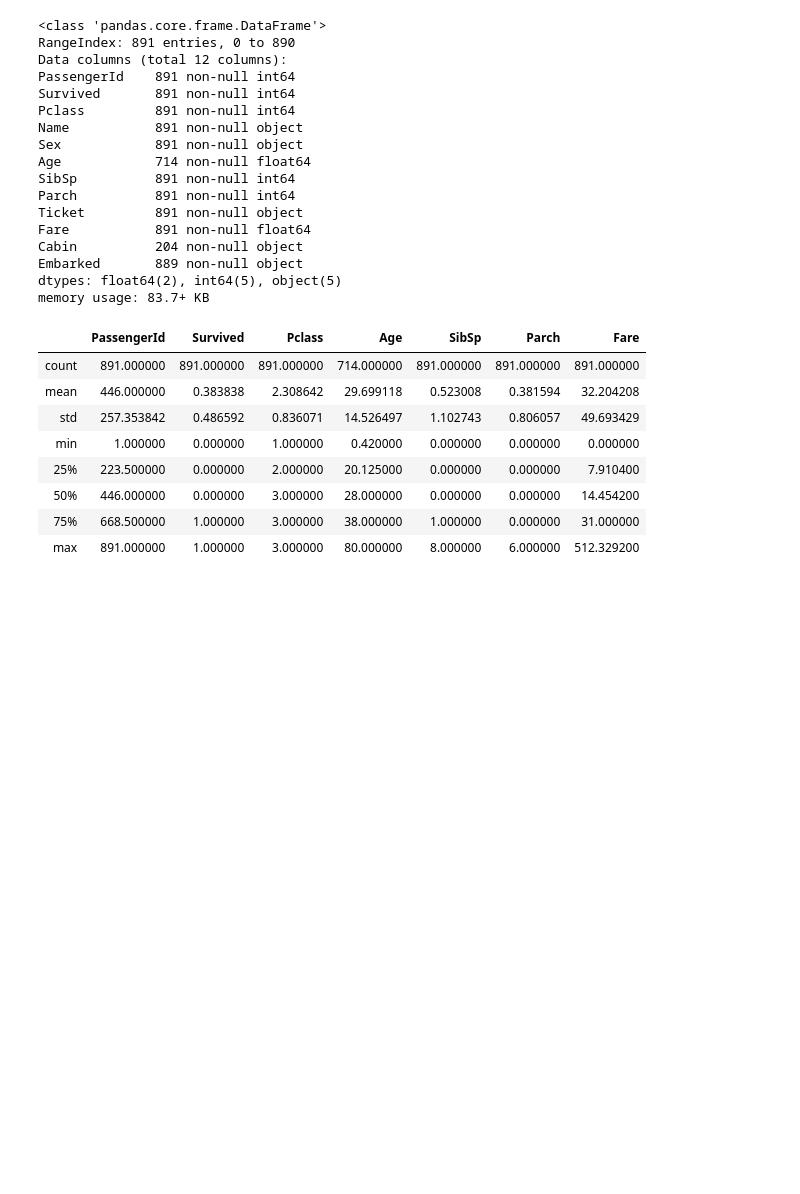
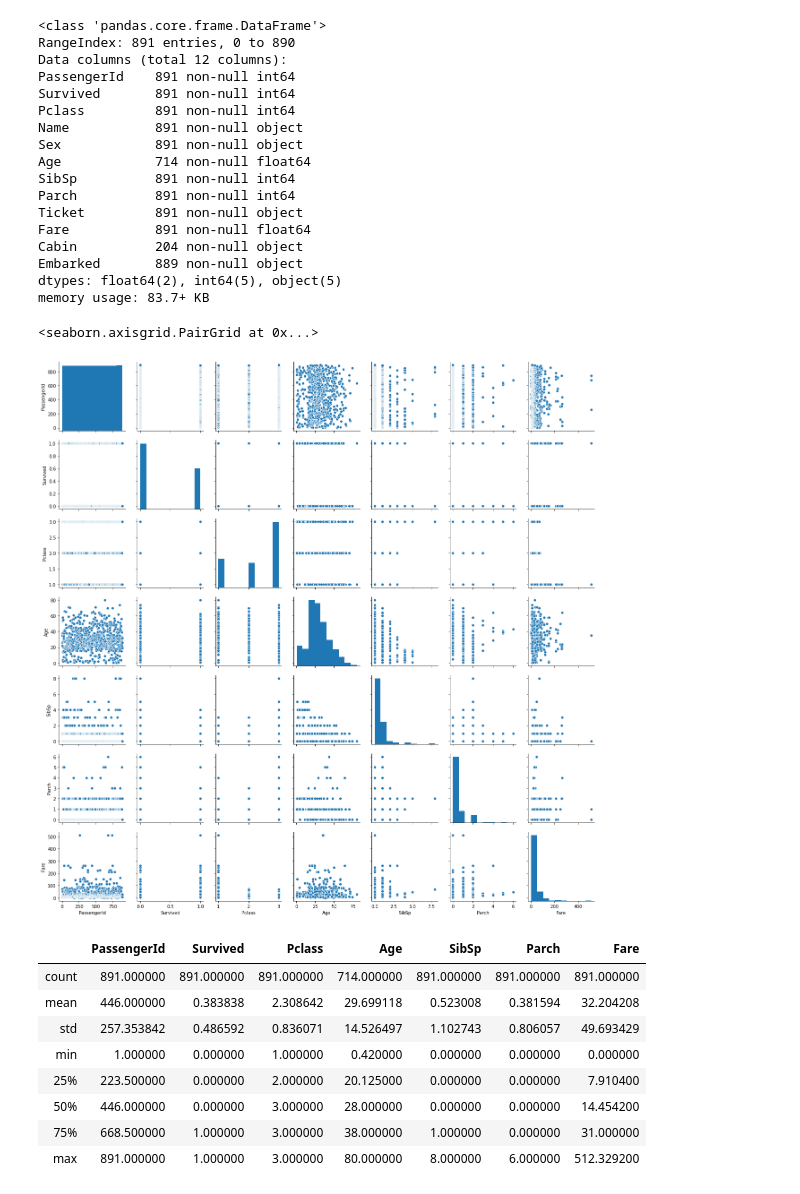
Before and after one commit to Galdina/kaggle_titanic, a Jupyter notebook: exploring the data.ipynb, the cells around one changed output. Saved outputs shown, nothing was run; the diff lists cells and outputs as text; code cells hidden in the pictures; blank space fills up the shorter version.

```diff
--- a/exploring the data.ipynb
+++ b/exploring the data.ipynb
@@ -84,6 +84,11 @@ Cabin          204 non-null object
 Embarked       889 non-null object
 dtypes: float64(2), int64(5), object(5)
 memory usage: 83.7+ KB
+# %%
+sns.pairplot(data=df)
+# %% [output]
+<seaborn.axisgrid.PairGrid at 0x...>
+[figure, added]
 # %%
 # check some statistical information
 df.describe()
```
Also changed, not shown: parts of 9 cells of this notebook, 5 other files.
